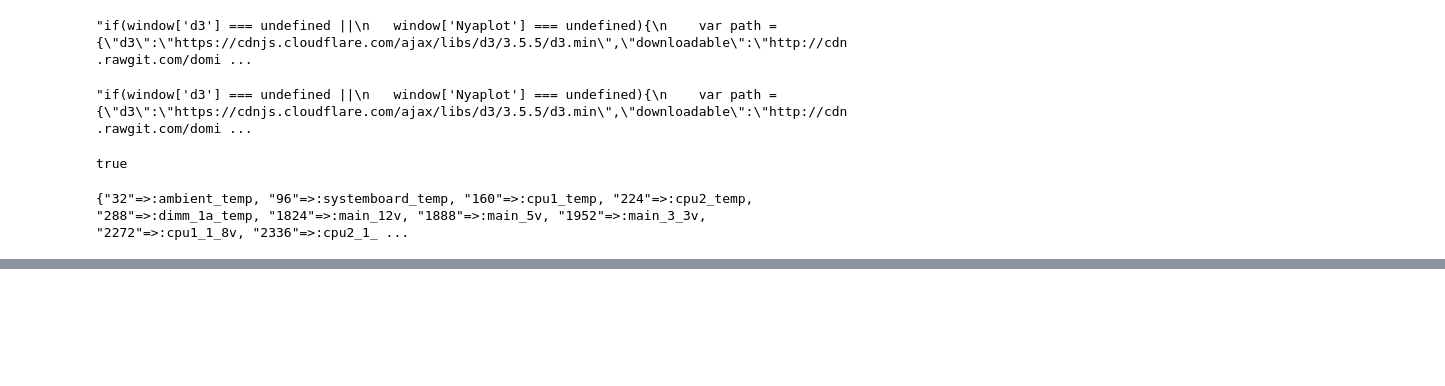
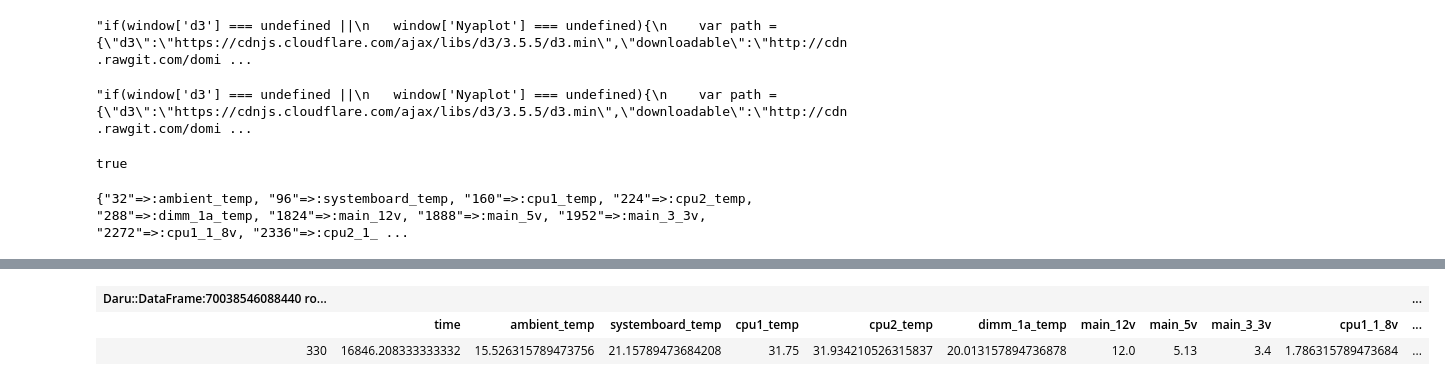
Before and after one commit to shugo/DCW2016, a Jupyter notebook: PSDS.ipynb, the cells around one changed output, grey strips where cells are left out. Cells and saved outputs as stored; diff of their text form; code cells hidden in the pictures; blank space fills up the shorter version.

```diff
--- a/PSDS.ipynb
+++ b/PSDS.ipynb
@@ -232,0 +164,7 @@ Matrix[[1.0, 0.11556339584553517, 0.12401486019457736, 0.24702517504153823, 0.16
+# %%
+filtered_df = df.where(df[:cpu1_temp].gt(30.0))
+plot = Nyaplot::Plot.new
+plot.add_with_df(filtered_df, :scatter, :cpu1_temp, :ambient_temp)
+plot.x_label("CPU1 temperature (℃)")
+plot.y_label("Ambient temperature (℃)")
+plot.show
@@ -232,0 +231,6 @@ Matrix[[1.0, 0.11556339584553517, 0.12401486019457736, 0.24702517504153823, 0.16
+# %%
+filtered_df.where(filtered_df[:cpu1_temp].gt(31.0) & filtered_df[:ambient_temp].lt(16))
+# %% [output]
+| Daru::DataFrame:70038546088440 ro... |  |  |  |  |  |  |  |  |  |  | ... |
+|  | time | ambient_temp | systemboard_temp | cpu1_temp | cpu2_temp | dimm_1a_temp | main_12v | main_5v | main_3_3v | cpu1_1_8v | ... |
+| 330 | 16846.208333333332 | 15.526315789473756 | 21.15789473684208 | 31.75 | 31.934210526315837 | 20.013157894736878 | 12.0 | 5.13 | 3.4 | 1.786315789473684 | ... |
```
Also changed, not shown: parts of 15 cells of this notebook, 3 other files.
